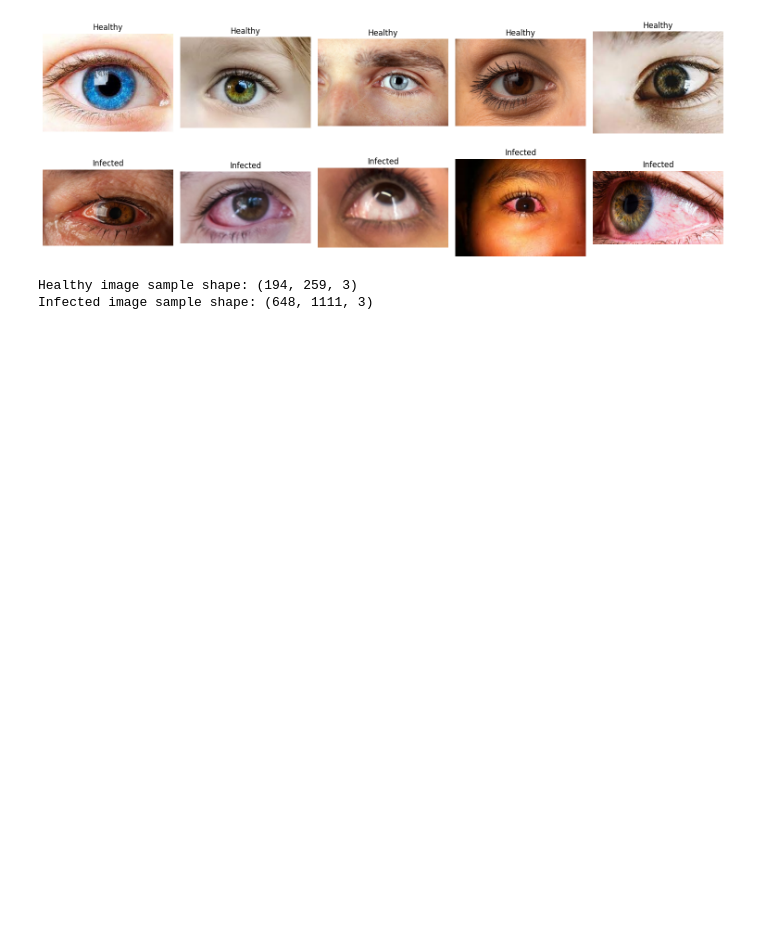
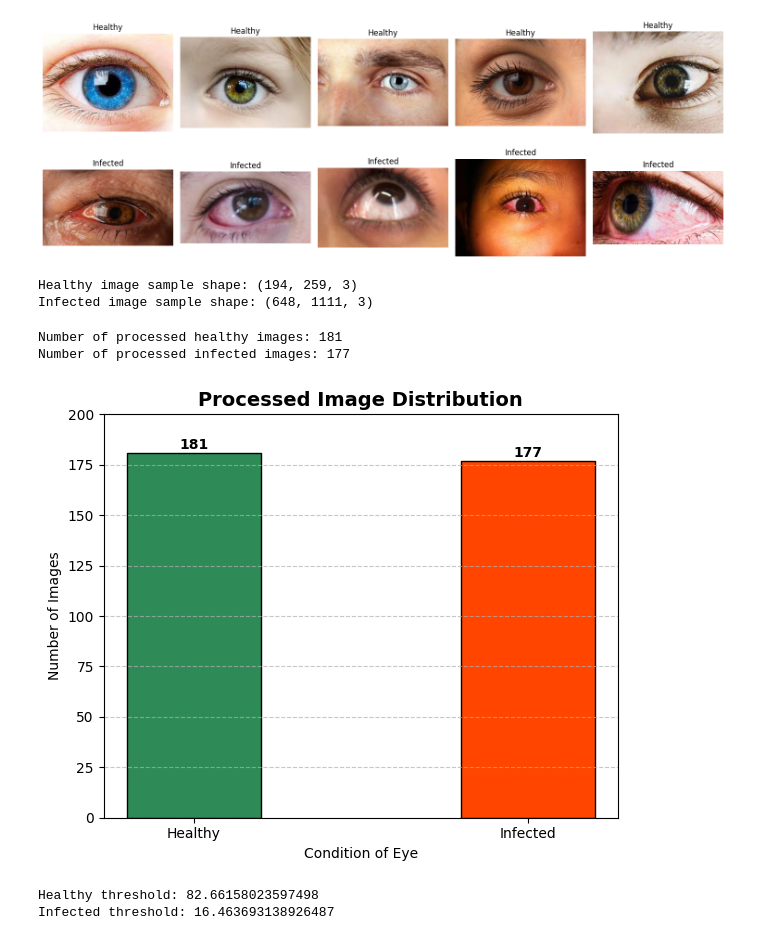
Before and after one commit to mariam-hedgie/Eyedentify-AI, a Jupyter notebook: notebooks/explore_preprocess.ipynb, the cells around one changed output. Cells and saved outputs as stored; diff of their text form; code cells hidden in the pictures; blank space fills up the shorter version.

```diff
--- a/notebooks/02_explore_dataset.ipynb
+++ b/notebooks/explore_preprocess.ipynb
@@ -123,3 +124,36 @@ def clean_resize_imgs(input_path, output_path, label):
 # write them to processed folder
 clean_resize_imgs(healthy_path, processed_healthy_path, "Healthy")
 clean_resize_imgs(infected_path, processed_infected_path, "Infected")
+# %%
+# count how many processed healthy + infected imgs
+num_processed_healthy = len(os.listdir(processed_healthy_path))
+num_processed_infected = len(os.listdir(processed_infected_path))
+
+print(f"Number of processed healthy images: {num_processed_healthy}")
+print(f"Number of processed infected images: {num_processed_infected}")
+# %% [output]
+Number of processed healthy images: 181
+Number of processed infected images: 177
+# %%
+import matplotlib.pyplot as plt
+import numpy as np
+
+x = np.array(["Healthy", "Infected"])
+y = np.array([num_processed_healthy, num_processed_infected])
+
+plt.figure(figsize=(6, 5))
+plt.bar(x, y, color=['seagreen', 'orangered'], width=0.4, edgecolor='black')
+
+# label values
+for i, val in enumerate(y):
+    plt.text(i, val + 2, str(val), ha='center', fontweight='bold')
+
+plt.ylim(0, 200)
+plt.xlabel("Condition of Eye")
+plt.ylabel("Number of Images")
+plt.title("Processed Image Distribution", fontsize=14, fontweight='bold')
+plt.grid(axis='y', linestyle='--', alpha=0.7)
+plt.tight_layout()
+plt.show()
+# %% [output]
+[figure, added]
@@ -125,0 +206,13 @@ clean_resize_imgs(infected_path, processed_infected_path, "Infected")
+# %%
+# creates dynamic blur threshold for healthy images
+# only bottom 1% of sharpness scores (most blurry) will be flagged
+dynamic_threshold_healthy = np.percentile(sharpness_scores_healthy, 1)
+print("Healthy threshold:", dynamic_threshold_healthy)
+
+# creates dynamic blur threshold for infected images
+# more lenient to keep more images
+dynamic_threshold_infected = np.percentile(sharpness_scores_infected, 3)
+print("Infected threshold:", dynamic_threshold_infected)
+# %% [output]
+Healthy threshold: 82.66158023597498
+Infected threshold: 16.463693138926487
```
Also changed, not shown: parts of 16 cells of this notebook, 8 other files.
